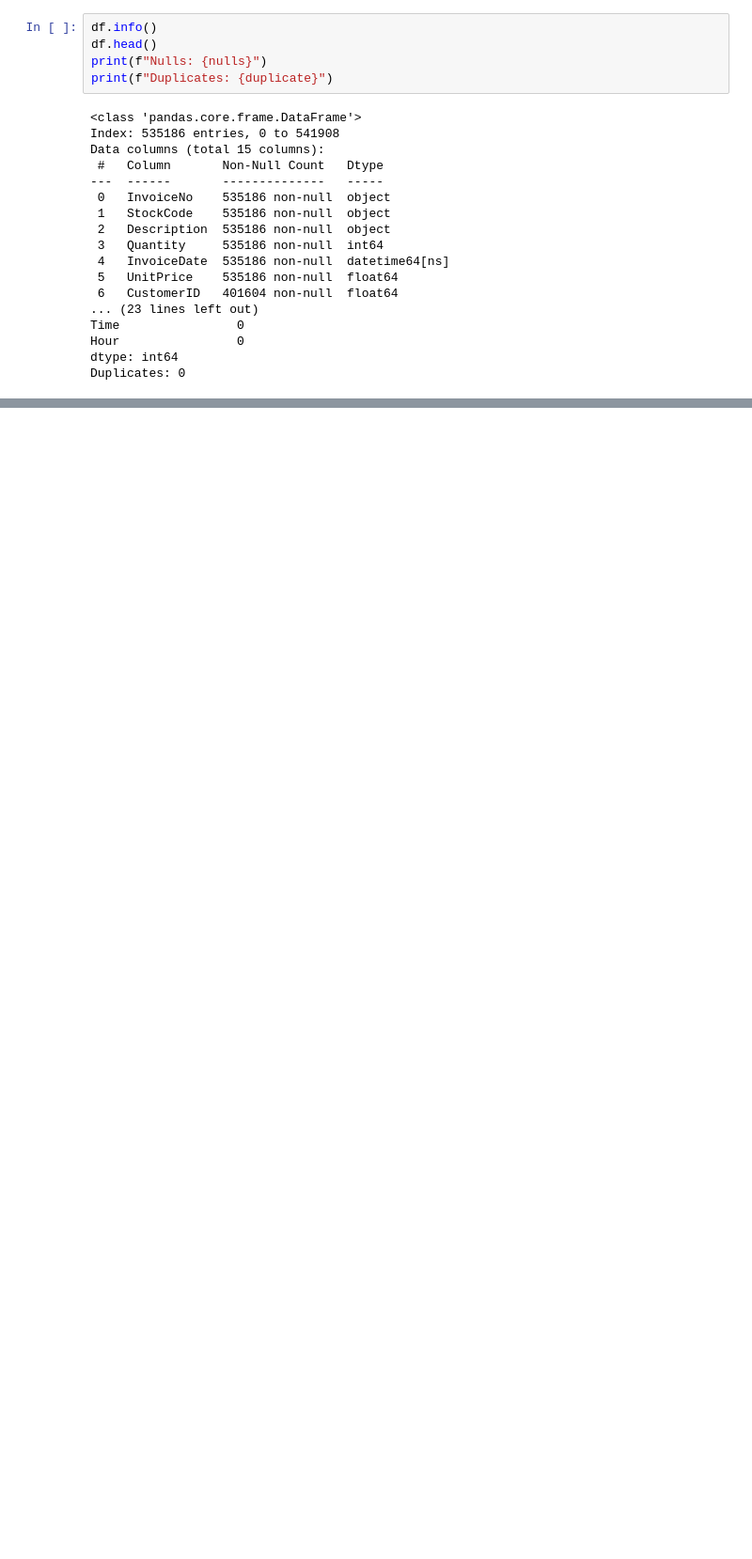
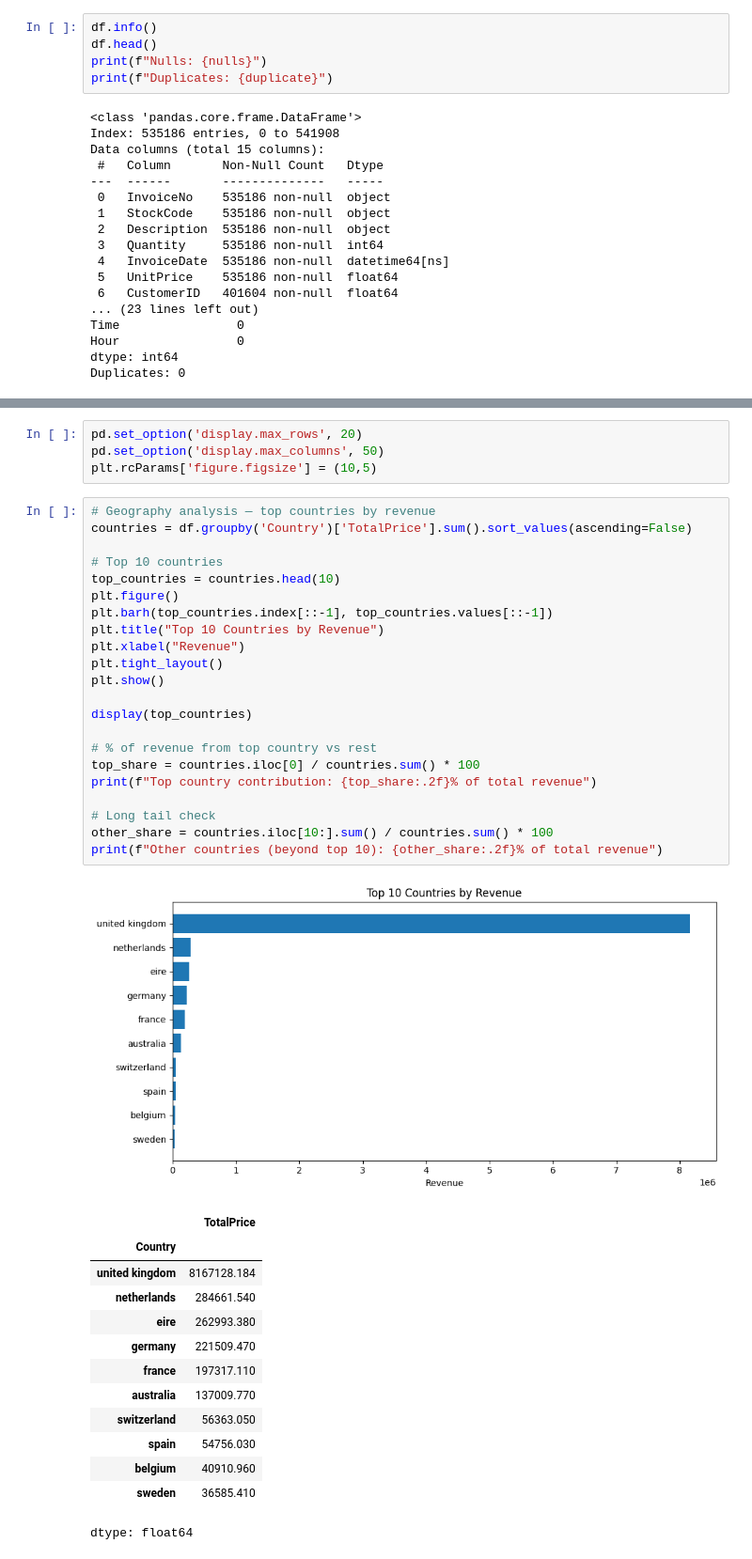
Before and after one commit to moodv/data-analytics-portfolio, a Jupyter notebook: Project2-online-retail/notebooks/EDA.ipynb, the cells around one changed output, grey strips where cells are left out. Shown at 94% size. Drawn from its saved outputs; the diff is of its cells as text; blank space fills up the shorter version.

```diff
--- a/Project2-online-retail/notebooks/EDA.ipynb
+++ b/Project2-online-retail/notebooks/EDA.ipynb
@@ -96,0 +152,41 @@ Duplicates: 0
+# %%
+pd.set_option('display.max_rows', 20)
+pd.set_option('display.max_columns', 50)
+plt.rcParams['figure.figsize'] = (10,5)
+# %%
+# Geography analysis — top countries by revenue
+countries = df.groupby('Country')['TotalPrice'].sum().sort_values(ascending=False)
+
+# Top 10 countries
+top_countries = countries.head(10)
+plt.figure()
+plt.barh(top_countries.index[::-1], top_countries.values[::-1])
+plt.title("Top 10 Countries by Revenue")
+plt.xlabel("Revenue")
+plt.tight_layout()
+plt.show()
+
+display(top_countries)
+
+# % of revenue from top country vs rest
+top_share = countries.iloc[0] / countries.sum() * 100
+print(f"Top country contribution: {top_share:.2f}% of total revenue")
+
+# Long tail check
+other_share = countries.iloc[10:].sum() / countries.sum() * 100
+print(f"Other countries (beyond top 10): {other_share:.2f}% of total revenue")
+# %% [output]
+[figure, added]
+|  | TotalPrice |
+| Country |  |
+| united kingdom | 8167128.184 |
+| netherlands | 284661.540 |
+| eire | 262993.380 |
+| germany | 221509.470 |
+| france | 197317.110 |
+| australia | 137009.770 |
+| switzerland | 56363.050 |
+| spain | 54756.030 |
+| belgium | 40910.960 |
+| sweden | 36585.410 |
+dtype: float64
```
Also changed, not shown: parts of 16 cells of this notebook.
